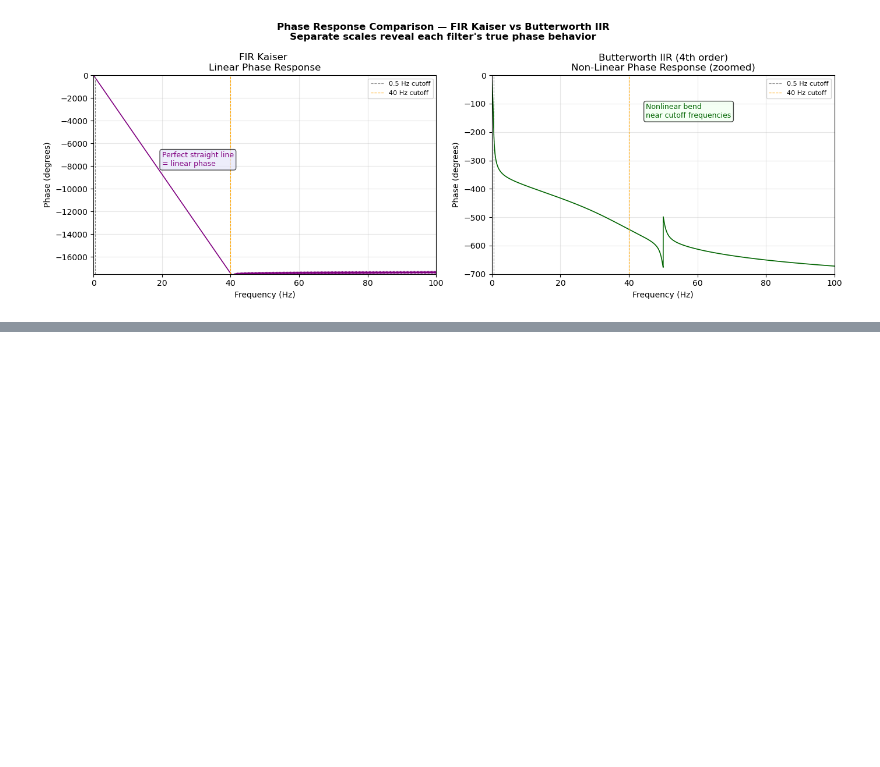
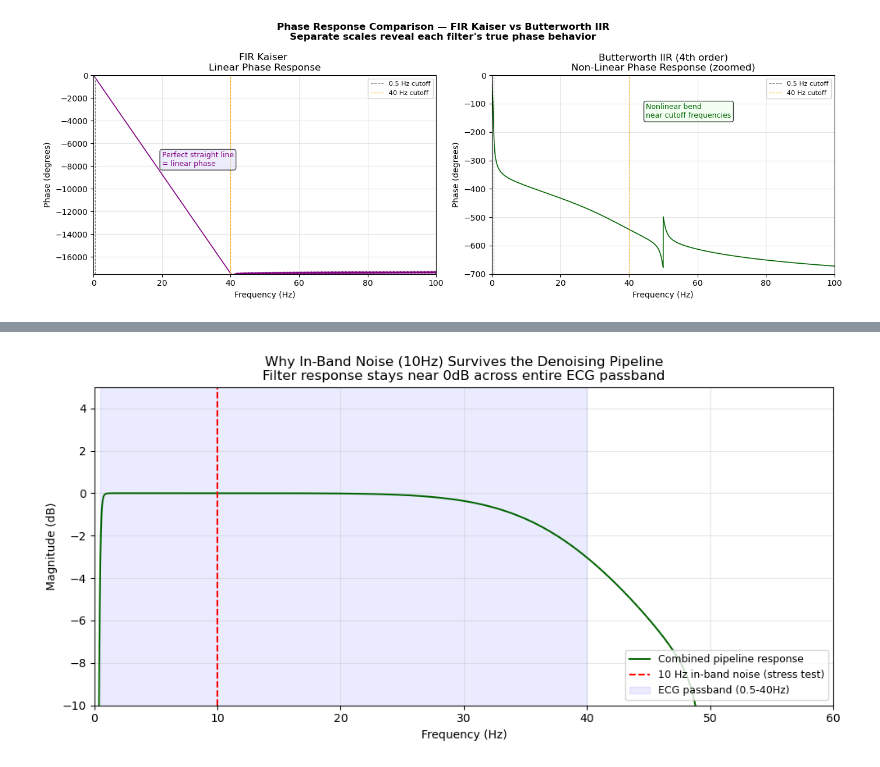
Before and after one commit to santhoshrk08/dsp_learning, a Jupyter notebook: ecg_denoising_project.ipynb, the cells around one changed output, grey strips where cells are left out. Saved outputs shown, nothing was run; the diff lists cells and outputs as text; code cells hidden in the pictures; blank space fills up the shorter version.

```diff
--- a/ecg_denoising_project.ipynb
+++ b/ecg_denoising_project.ipynb
@@ -764,0 +954,33 @@ plt.show()
+# %%
+# ── Magnitude response showing why 10Hz noise survives all filters ─────────
+from scipy.signal import freqz
+
+nyq = fs / 2
+b_hp, a_hp = butter(4, 0.5/nyq, btype='high')
+b_notch, a_notch = iirnotch(50, 30, fs)
+b_lp, a_lp = butter(4, 40/nyq, btype='low')
+
+w, h_hp = freqz(b_hp, a_hp, worN=8000, fs=fs)
+_, h_notch = freqz(b_notch, a_notch, worN=8000, fs=fs)
+_, h_lp = freqz(b_lp, a_lp, worN=8000, fs=fs)
+h_combined = h_hp * h_notch * h_lp
+
+fig, ax = plt.subplots(figsize=(10, 5))
+ax.plot(w, 20*np.log10(np.abs(h_combined) + 1e-10),
+        color='darkgreen', linewidth=1.5, label='Combined pipeline response')
+ax.axvline(x=10, color='red', linestyle='--', linewidth=1.5,
+           label='10 Hz in-band noise (stress test)')
+ax.axvspan(0.5, 40, alpha=0.08, color='blue', label='ECG passband (0.5-40Hz)')
+ax.set_xlim([0, 60])
+ax.set_ylim([-10, 5])
+ax.set_xlabel('Frequency (Hz)')
+ax.set_ylabel('Magnitude (dB)')
+ax.set_title('Why In-Band Noise (10Hz) Survives the Denoising Pipeline\n'
+             'Filter response stays near 0dB across entire ECG passband')
+ax.legend(loc='lower right', fontsize=9)
+ax.grid(True, alpha=0.3)
+plt.tight_layout()
+plt.savefig('output images/inband_noise_limitation.png', dpi=150, bbox_inches='tight')
+plt.show()
+# %% [output]
+[figure, added]
```
Also changed, not shown: parts of 15 cells of this notebook, 2 other files.
